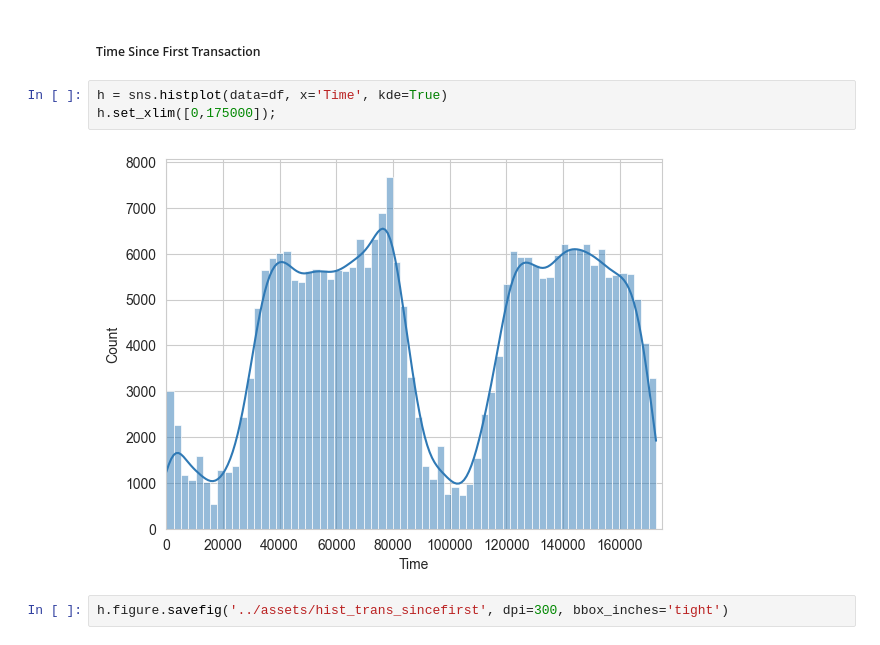
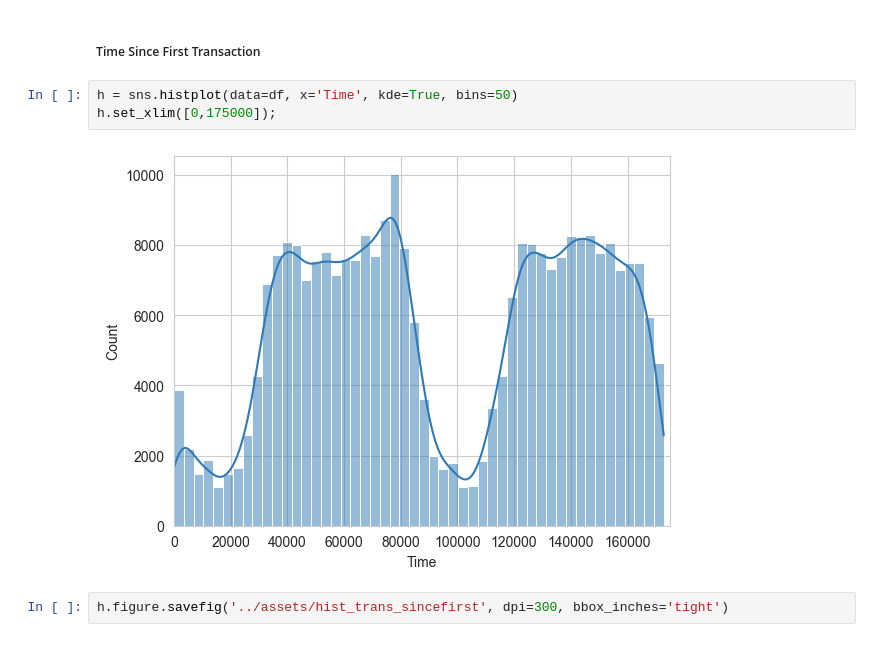
Before and after one commit to AThompson04/credit-card-fraud-detection, a Jupyter notebook: notebooks/eda_and_data_cleaning.ipynb, the cells around one changed output. Saved outputs shown, nothing was run; the diff lists cells and outputs as text.

```diff
--- a/notebooks/eda_and_data_cleaning.ipynb
+++ b/notebooks/eda_and_data_cleaning.ipynb
@@ -113,10 +113,10 @@ g.figure.savefig('../assets/cnt_plt_classes', dpi=300, bbox_inches='tight')
 # %% [markdown]
 ##### Time Since First Transaction
 # %%
-h = sns.histplot(data=df, x='Time', kde=True)
+h = sns.histplot(data=df, x='Time', kde=True, bins=50)
 h.set_xlim([0,175000]);
 # %% [output]
-[figure, old version]
+[figure, new version]
 # %%
 h.figure.savefig('../assets/hist_trans_sincefirst', dpi=300, bbox_inches='tight')
 # %%
```
Also changed, not shown: parts of 2 cells of this notebook, 4 other files.
